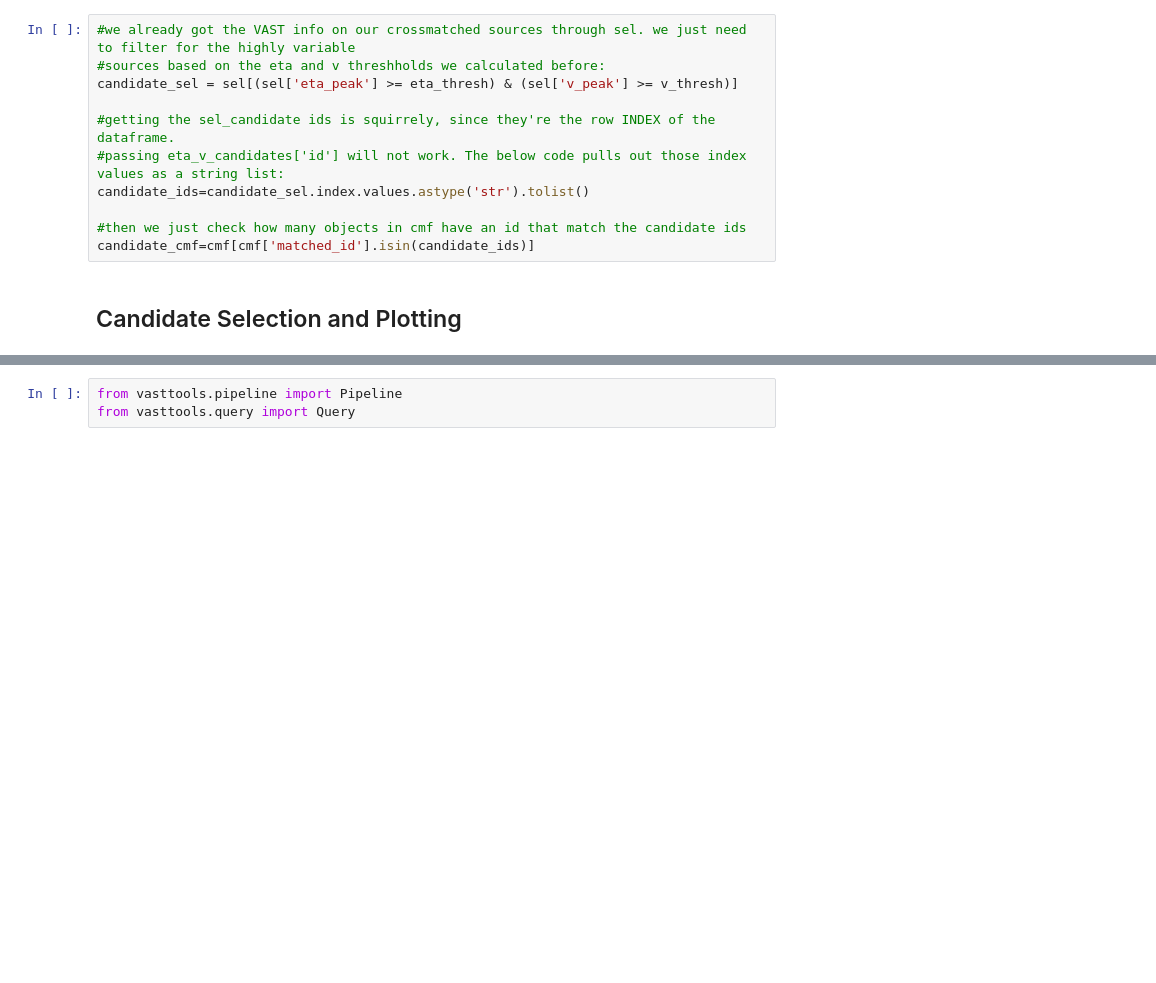
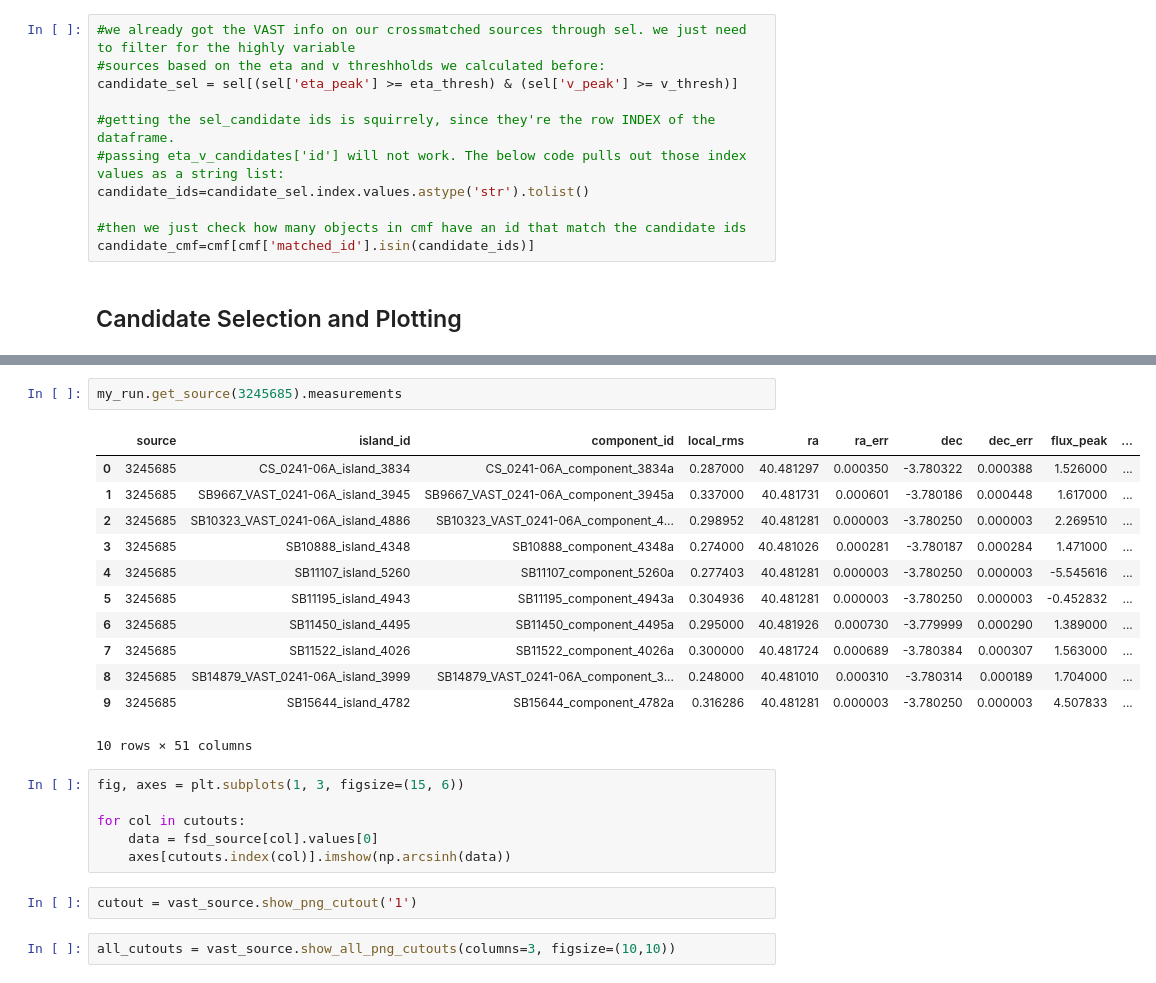
Before and after one commit to CallanG258/Project_VAST_FINK, a Jupyter notebook: VAST_and_FINK_Combined_Plotting.ipynb, the cells around one changed output, grey strips where cells are left out. Saved outputs shown, nothing was run; the diff lists cells and outputs as text; blank space fills up the shorter version.

```diff
--- a/VAST_and_FINK_Combined_Plotting.ipynb
+++ b/VAST_and_FINK_Combined_Plotting.ipynb
@@ -264,3 +174,25 @@ vast_source.plot_lightcurve(figsize=(12,5))
-# %%
-from vasttools.pipeline import Pipeline
-from vasttools.query import Query
+# %%
+my_run.get_source(3245685).measurements
+# %% [output]
+|  | source | island_id | component_id | local_rms | ra | ra_err | dec | dec_err | flux_peak | ... |
+| 0 | 3245685 | CS_0241-06A_island_3834 | CS_0241-06A_component_3834a | 0.287000 | 40.481297 | 0.000350 | -3.780322 | 0.000388 | 1.526000 | ... |
+| 1 | 3245685 | SB9667_VAST_0241-06A_island_3945 | SB9667_VAST_0241-06A_component_3945a | 0.337000 | 40.481731 | 0.000601 | -3.780186 | 0.000448 | 1.617000 | ... |
+| 2 | 3245685 | SB10323_VAST_0241-06A_island_4886 | SB10323_VAST_0241-06A_component_4... | 0.298952 | 40.481281 | 0.000003 | -3.780250 | 0.000003 | 2.269510 | ... |
+| 3 | 3245685 | SB10888_island_4348 | SB10888_component_4348a | 0.274000 | 40.481026 | 0.000281 | -3.780187 | 0.000284 | 1.471000 | ... |
+| 4 | 3245685 | SB11107_island_5260 | SB11107_component_5260a | 0.277403 | 40.481281 | 0.000003 | -3.780250 | 0.000003 | -5.545616 | ... |
+| 5 | 3245685 | SB11195_island_4943 | SB11195_component_4943a | 0.304936 | 40.481281 | 0.000003 | -3.780250 | 0.000003 | -0.452832 | ... |
+| 6 | 3245685 | SB11450_island_4495 | SB11450_component_4495a | 0.295000 | 40.481926 | 0.000730 | -3.779999 | 0.000290 | 1.389000 | ... |
+| 7 | 3245685 | SB11522_island_4026 | SB11522_component_4026a | 0.300000 | 40.481724 | 0.000689 | -3.780384 | 0.000307 | 1.563000 | ... |
+| 8 | 3245685 | SB14879_VAST_0241-06A_island_3999 | SB14879_VAST_0241-06A_component_3... | 0.248000 | 40.481010 | 0.000310 | -3.780314 | 0.000189 | 1.704000 | ... |
+| 9 | 3245685 | SB15644_island_4782 | SB15644_component_4782a | 0.316286 | 40.481281 | 0.000003 | -3.780250 | 0.000003 | 4.507833 | ... |
+10 rows × 51 columns
+# %%
+fig, axes = plt.subplots(1, 3, figsize=(15, 6))
+
+for col in cutouts:
+    data = fsd_source[col].values[0]
+    axes[cutouts.index(col)].imshow(np.arcsinh(data))
+# %%
+cutout = vast_source.show_png_cutout('1')
+# %%
+all_cutouts = vast_source.show_all_png_cutouts(columns=3, figsize=(10,10))
```
Also changed, not shown: parts of 12 cells of this notebook.
